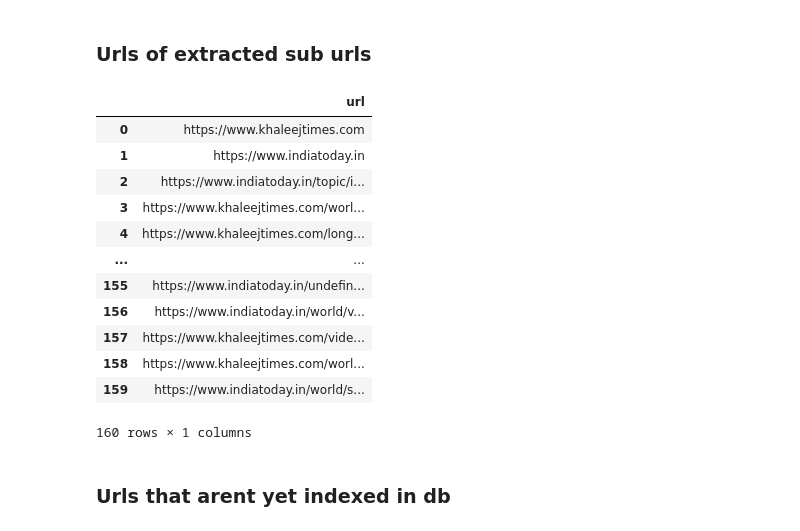
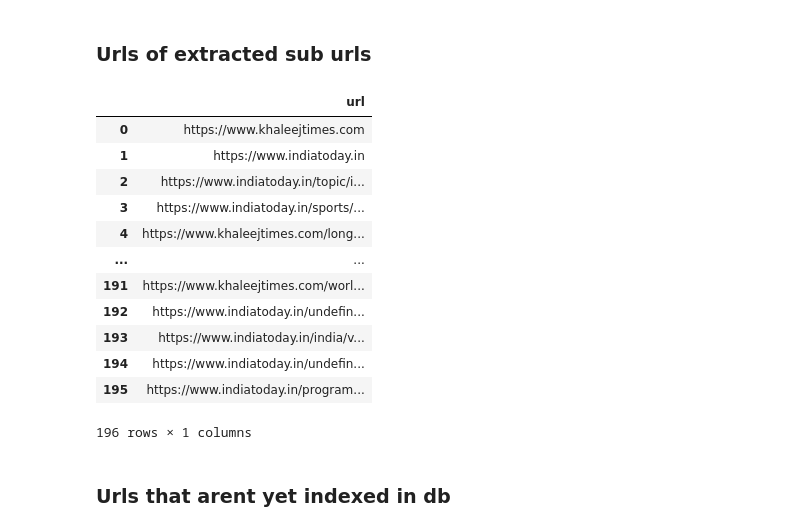
Before and after one commit to Mafaz03/Webscraping, a Jupyter notebook: app_test_db.ipynb, the cells around one changed output. Drawn from its saved outputs; the diff is of its cells as text; code cells hidden in the pictures.

```diff
--- a/app_test_db.ipynb
+++ b/app_test_db.ipynb
@@ -37,7 +37,7 @@ ca = certifi.where()
 urls_list = ["https://www.khaleejtimes.com" , "https://www.indiatoday.in"]
 urls_list_str = ",".join(urls_list)
 
-keywords = "gaza,israel,hamas,idf"
+keywords = "gaza,israel,hamas,idf,palestine,war"
 
 scraper = WebScraper2(sub_url_size = 3 , keywords = keywords)
                         # Integration with DB will make it faster in future, as fetching is much faster than scrapping.
@@ -86,23 +86,23 @@ mongo_date_df
 # %% [markdown]
 ### Urls of extracted sub urls
 # %%
-urls_from_extraction = pd.DataFrame(website_urls[:160])
+urls_from_extraction = pd.DataFrame(website_urls[:])
 urls_from_extraction.columns = ["url"]
 urls_from_extraction
 # %% [output]
 |  | url |
 | 0 | https://www.khaleejtimes.com |
 | 1 | https://www.indiatoday.in |
 | 2 | https://www.indiatoday.in/topic/i... |
-| 3 | https://www.khaleejtimes.com/worl... |
+| 3 | https://www.indiatoday.in/sports/... |
 | 4 | https://www.khaleejtimes.com/long... |
 | ... | ... |
-| 155 | https://www.indiatoday.in/undefin... |
-| 156 | https://www.indiatoday.in/world/v... |
-| 157 | https://www.khaleejtimes.com/vide... |
-| 158 | https://www.khaleejtimes.com/worl... |
-| 159 | https://www.indiatoday.in/world/s... |
+| 191 | https://www.khaleejtimes.com/worl... |
+| 192 | https://www.indiatoday.in/undefin... |
+| 193 | https://www.indiatoday.in/india/v... |
+| 194 | https://www.indiatoday.in/undefin... |
+| 195 | https://www.indiatoday.in/program... |
-160 rows × 1 columns
+196 rows × 1 columns
 # %% [markdown]
 ### Urls that arent yet indexed in db
 # %%
```
Also changed, not shown: parts of 34 cells of this notebook, 5 other files.
